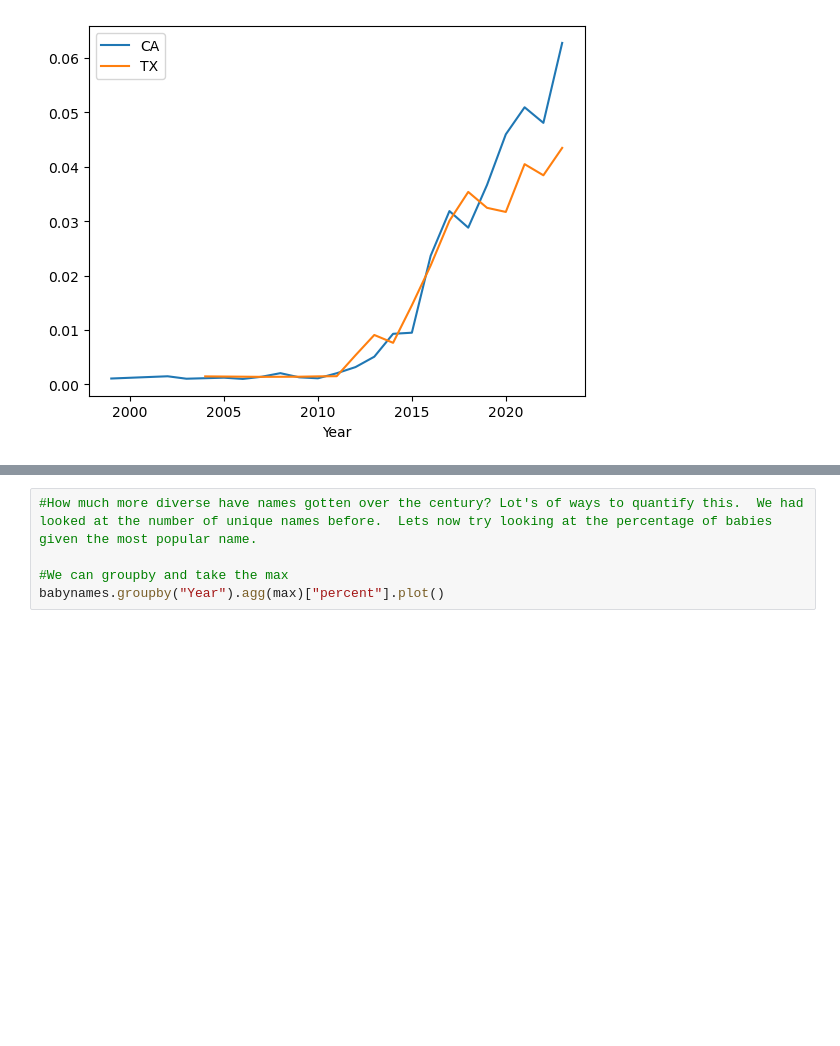
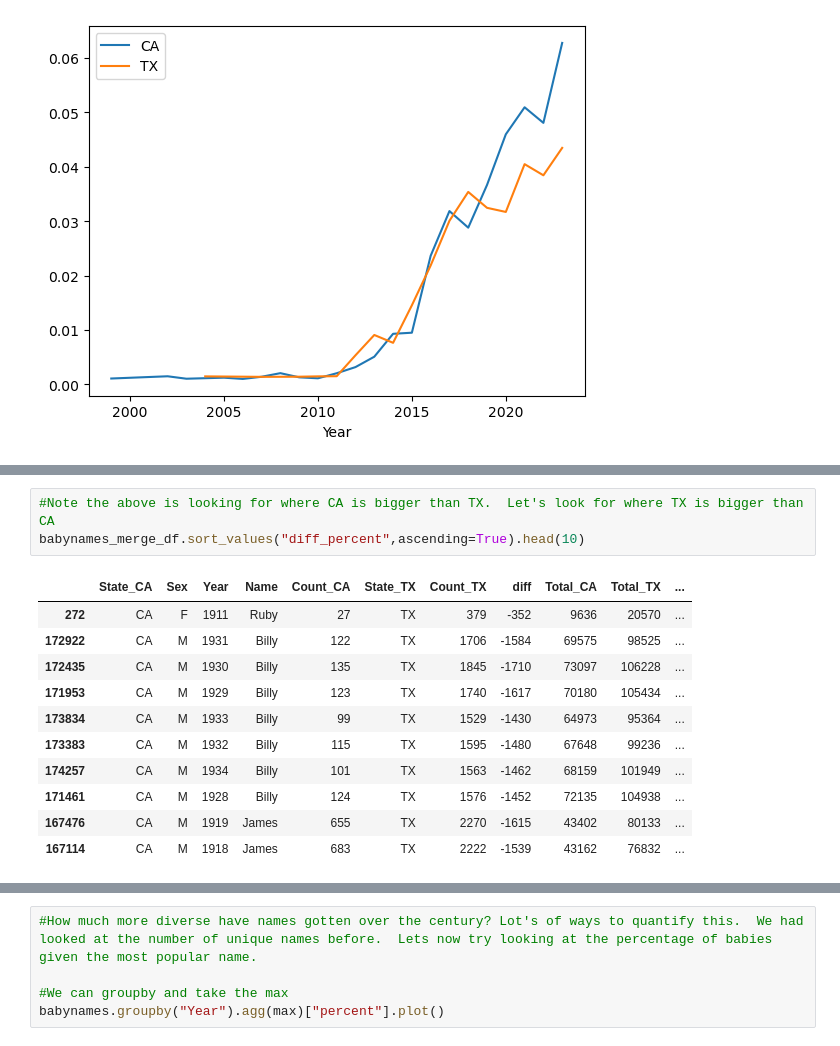
Before and after one commit to j-ales/PS4106_2024_25, a Jupyter notebook: week_5/Pandas-3-MultipleDatasets-with-answers.ipynb, the cells around one changed output, grey strips where cells are left out. Saved outputs shown, nothing was run; the diff lists cells and outputs as text; blank space fills up the shorter version.

```diff
--- a/week_5/Pandas-3-MultipleDatasets-with-answers.ipynb
+++ b/week_5/Pandas-3-MultipleDatasets-with-answers.ipynb
@@ -1122,0 +1185,15 @@ plt.legend(["CA","TX"])
+# %%
+#Note the above is looking for where CA is bigger than TX.  Let's look for where TX is bigger than CA
+babynames_merge_df.sort_values("diff_percent",ascending=True).head(10)
+# %% [output]
+|  | State_CA | Sex | Year | Name | Count_CA | State_TX | Count_TX | diff | Total_CA | Total_TX | ... |
+| 272 | CA | F | 1911 | Ruby | 27 | TX | 379 | -352 | 9636 | 20570 | ... |
+| 172922 | CA | M | 1931 | Billy | 122 | TX | 1706 | -1584 | 69575 | 98525 | ... |
+| 172435 | CA | M | 1930 | Billy | 135 | TX | 1845 | -1710 | 73097 | 106228 | ... |
+| 171953 | CA | M | 1929 | Billy | 123 | TX | 1740 | -1617 | 70180 | 105434 | ... |
+| 173834 | CA | M | 1933 | Billy | 99 | TX | 1529 | -1430 | 64973 | 95364 | ... |
+| 173383 | CA | M | 1932 | Billy | 115 | TX | 1595 | -1480 | 67648 | 99236 | ... |
+| 174257 | CA | M | 1934 | Billy | 101 | TX | 1563 | -1462 | 68159 | 101949 | ... |
+| 171461 | CA | M | 1928 | Billy | 124 | TX | 1576 | -1452 | 72135 | 104938 | ... |
+| 167476 | CA | M | 1919 | James | 655 | TX | 2270 | -1615 | 43402 | 80133 | ... |
+| 167114 | CA | M | 1918 | James | 683 | TX | 2222 | -1539 | 43162 | 76832 | ... |
```
Also changed, not shown: parts of 7 cells of this notebook, 1 other file.
